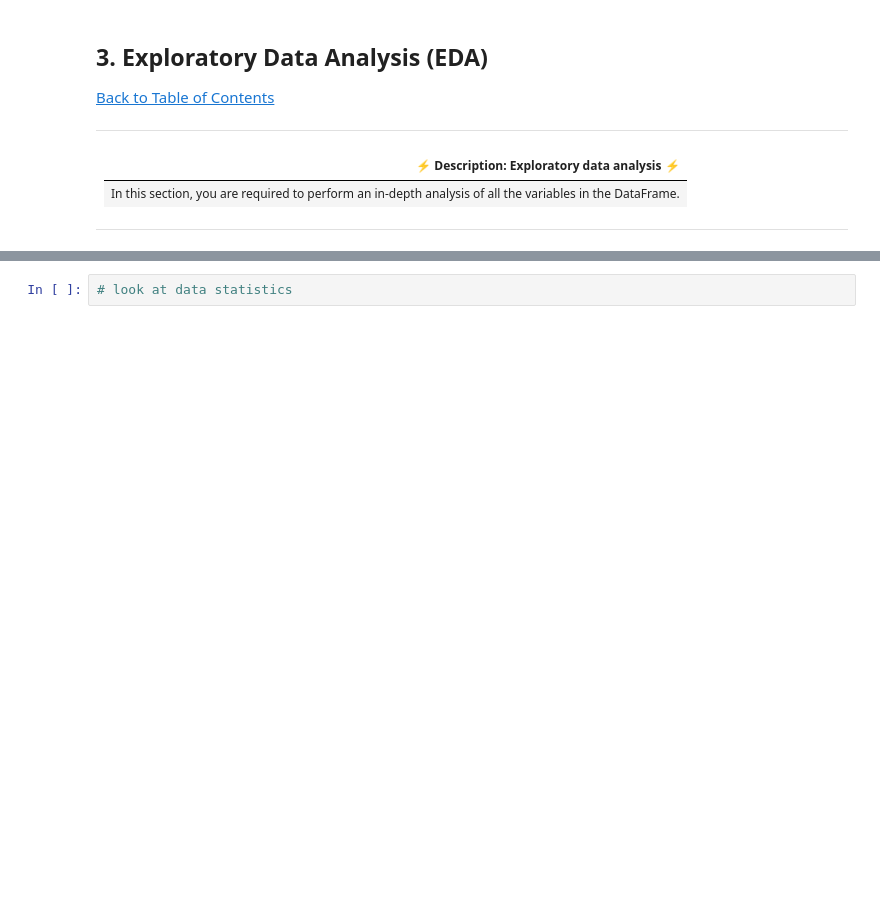
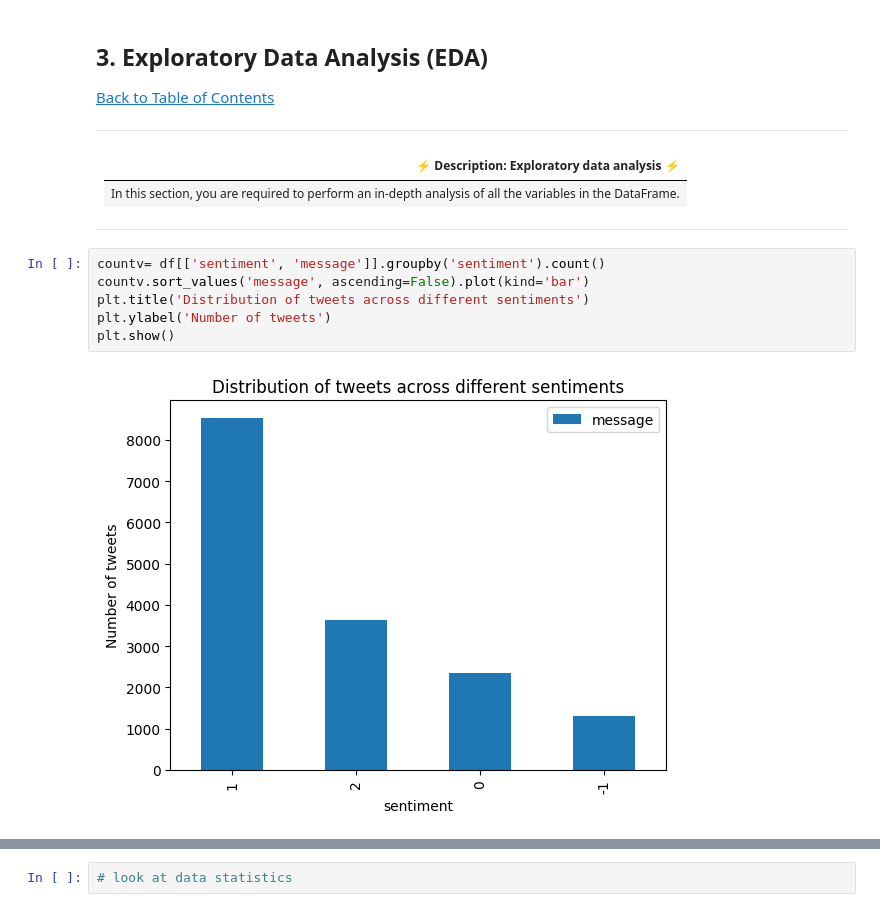
Before and after one commit to Classifix/Classifix, a Jupyter notebook: Advanced_Classification/starter-notebook.ipynb, the cells around one changed output, grey strips where cells are left out. Drawn from its saved outputs; the diff is of its cells as text; blank space fills up the shorter version.

```diff
--- a/Advanced_Classification/starter-notebook.ipynb
+++ b/Advanced_Classification/starter-notebook.ipynb
@@ -103,3 +107,11 @@ df.head()
 | In this section, you are required to perform an in-depth analysis of all the variables in the DataFrame. |
 
 ---
+# %%
+countv= df[['sentiment', 'message']].groupby('sentiment').count()
+countv.sort_values('message', ascending=False).plot(kind='bar')
+plt.title('Distribution of tweets across different sentiments')
+plt.ylabel('Number of tweets')
+plt.show()
+# %% [output]
+[figure, added]
```
Also changed, not shown: parts of 2 cells of this notebook.
